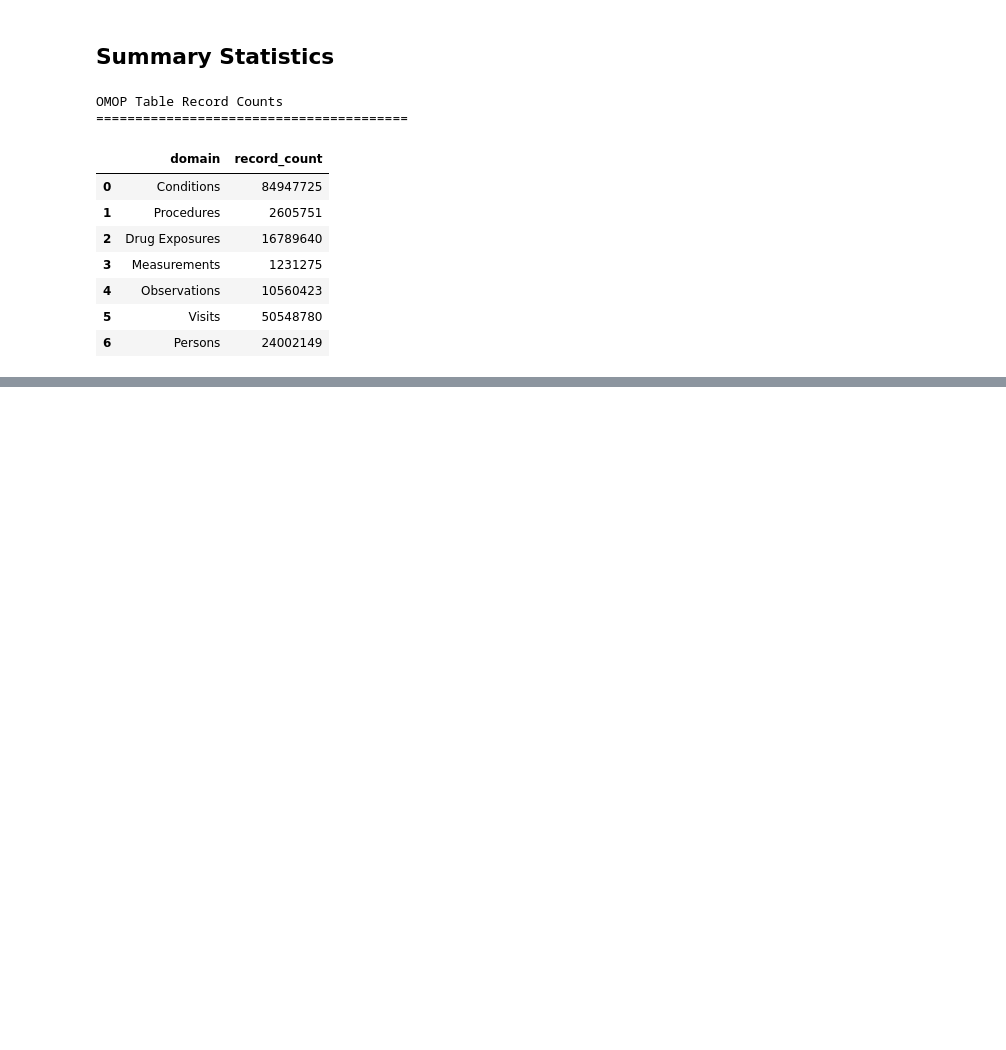
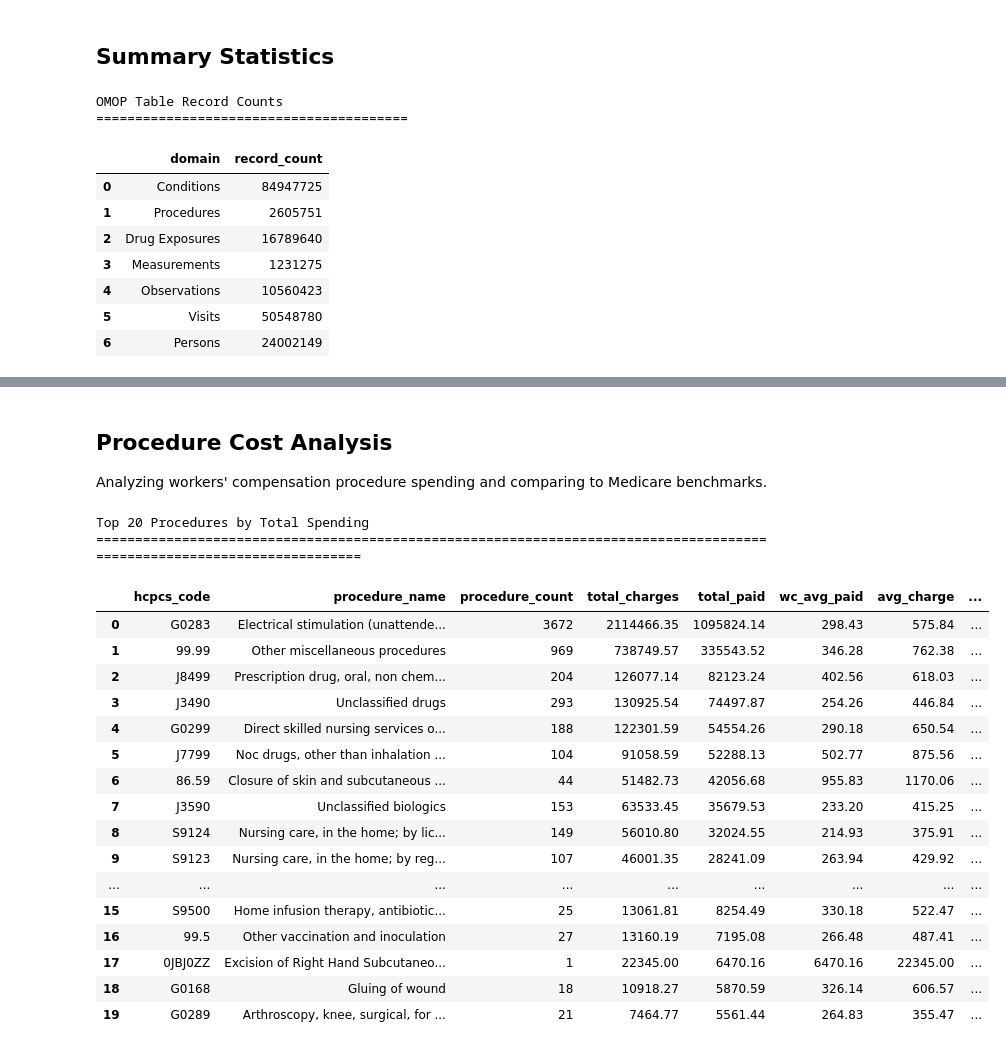
Before and after one commit to saywurdson/txwc, a Jupyter notebook: notebooks/top10_analysis.ipynb, the cells around one changed output, grey strips where cells are left out. Drawn from its saved outputs; the diff is of its cells as text; code cells hidden in the pictures; blank space fills up the shorter version.

Commit message:
update dockerfile and analysis notebook

```diff
--- a/notebooks/top10_analysis.ipynb
+++ b/notebooks/top10_analysis.ipynb
@@ -275,0 +465,52 @@ con.close()
+# %% [markdown]
+## Procedure Cost Analysis
+
+Analyzing workers' compensation procedure spending and comparing to Medicare benchmarks.
+# %%
+# Top procedures by total spending
+procedure_costs = con.execute("""
+    SELECT
+        po.procedure_source_value as hcpcs_code,
+        c.concept_name as procedure_name,
+        COUNT(*) as procedure_count,
+        ROUND(SUM(cost.total_charge), 2) as total_charges,
+        ROUND(SUM(cost.total_paid), 2) as total_paid,
+        ROUND(AVG(cost.total_paid), 2) as wc_avg_paid,
+        ROUND(AVG(cost.total_charge), 2) as avg_charge,
+        ROUND(100.0 * SUM(cost.total_paid) / NULLIF(SUM(cost.total_charge), 0), 1) as pct_paid
+    FROM omop.procedure_occurrence po
+    JOIN omop.cost cost
+        ON po.procedure_occurrence_id = cost.cost_event_id
+        AND cost.cost_domain_id = 'Procedure'
+    LEFT JOIN omop.concept c
+        ON po.procedure_concept_id = c.concept_id
+    WHERE po.procedure_source_value IS NOT NULL
+      AND cost.total_paid > 0
+    GROUP BY po.procedure_source_value, c.concept_name
+    ORDER BY total_paid DESC
+    LIMIT 20
+""").fetchdf()
+
+print("Top 20 Procedures by Total Spending")
+print("=" * 120)
+procedure_costs
+# %% [output]
+Top 20 Procedures by Total Spending
+========================================================================================================================
+|  | hcpcs_code | procedure_name | procedure_count | total_charges | total_paid | wc_avg_paid | avg_charge | ... |
+| 0 | G0283 | Electrical stimulation (unattende... | 3672 | 2114466.35 | 1095824.14 | 298.43 | 575.84 | ... |
+| 1 | 99.99 | Other miscellaneous procedures | 969 | 738749.57 | 335543.52 | 346.28 | 762.38 | ... |
+| 2 | J8499 | Prescription drug, oral, non chem... | 204 | 126077.14 | 82123.24 | 402.56 | 618.03 | ... |
+| 3 | J3490 | Unclassified drugs | 293 | 130925.54 | 74497.87 | 254.26 | 446.84 | ... |
+| 4 | G0299 | Direct skilled nursing services o... | 188 | 122301.59 | 54554.26 | 290.18 | 650.54 | ... |
+| 5 | J7799 | Noc drugs, other than inhalation ... | 104 | 91058.59 | 52288.13 | 502.77 | 875.56 | ... |
+| 6 | 86.59 | Closure of skin and subcutaneous ... | 44 | 51482.73 | 42056.68 | 955.83 | 1170.06 | ... |
+| 7 | J3590 | Unclassified biologics | 153 | 63533.45 | 35679.53 | 233.20 | 415.25 | ... |
+| 8 | S9124 | Nursing care, in the home; by lic... | 149 | 56010.80 | 32024.55 | 214.93 | 375.91 | ... |
+| 9 | S9123 | Nursing care, in the home; by reg... | 107 | 46001.35 | 28241.09 | 263.94 | 429.92 | ... |
+| ... | ... | ... | ... | ... | ... | ... | ... | ... |
+| 15 | S9500 | Home infusion therapy, antibiotic... | 25 | 13061.81 | 8254.49 | 330.18 | 522.47 | ... |
+| 16 | 99.5 | Other vaccination and inoculation | 27 | 13160.19 | 7195.08 | 266.48 | 487.41 | ... |
+| 17 | 0JBJ0ZZ | Excision of Right Hand Subcutaneo... | 1 | 22345.00 | 6470.16 | 6470.16 | 22345.00 | ... |
+| 18 | G0168 | Gluing of wound | 18 | 10918.27 | 5870.59 | 326.14 | 606.57 | ... |
+| 19 | G0289 | Arthroscopy, knee, surgical, for ... | 21 | 7464.77 | 5561.44 | 264.83 | 355.47 | ... |
```
Also changed, not shown: parts of 21 cells of this notebook, 1 other file.
